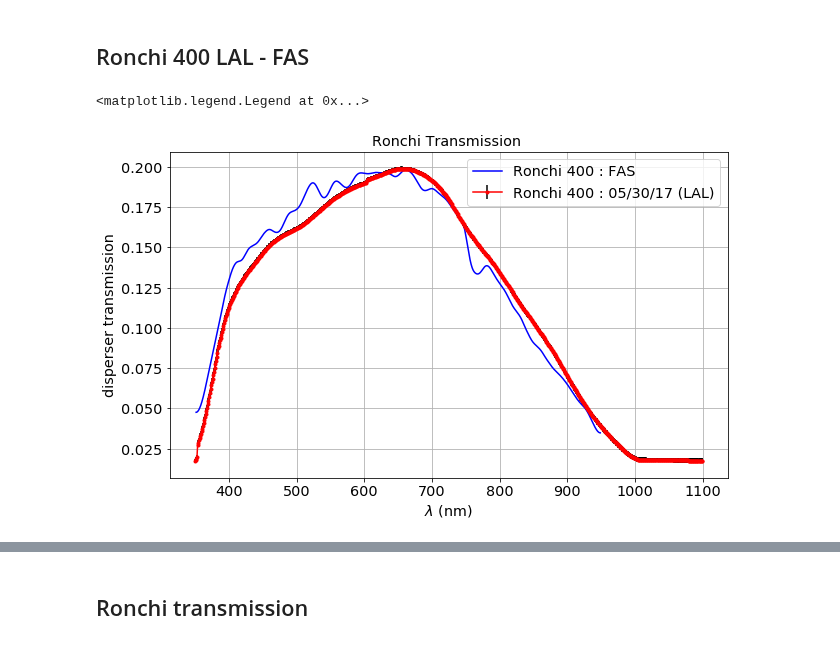
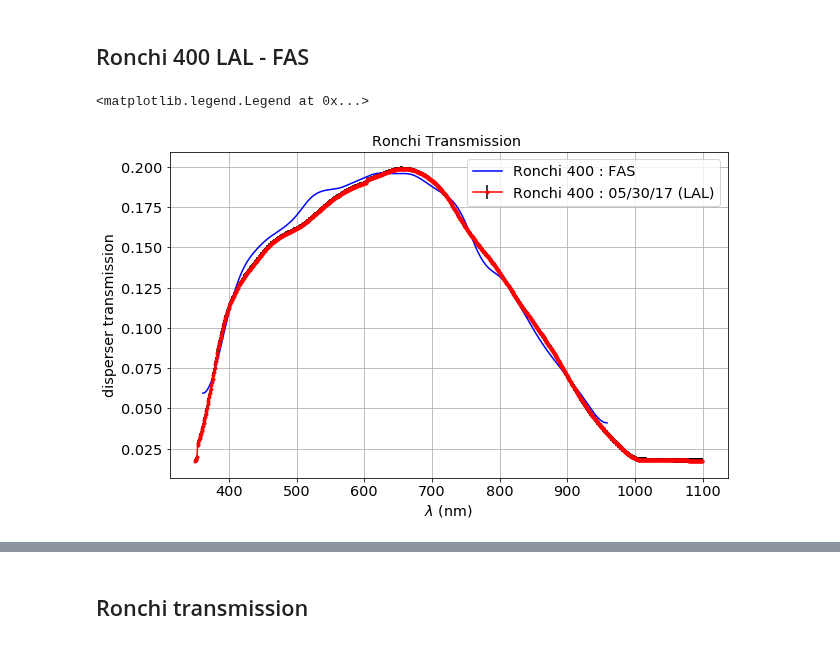
Before and after one commit to sylvielsstfr/SpectractorAnaAtm, a Jupyter notebook: DisperserTransmCalc/CompareDisperserTranswErrors_FASHavard.ipynb, the cells around one changed output, grey strips where cells are left out. Cells and saved outputs as stored; diff of their text form; code cells hidden in the pictures.

```diff
--- a/DisperserTransmCalc/CompareDisperserTranswErrors_FASHavard.ipynb
+++ b/DisperserTransmCalc/CompareDisperserTranswErrors_FASHavard.ipynb
@@ -139,7 +149,8 @@ SelectionFlag=np.invert(np.isnan(thrpt0))
 # %%
 sel_thrpt0=thrpt0[SelectionFlag]
 sel_wl0=wl0[SelectionFlag]
-thrpt0_smooth=smooth(sel_thrpt0,window_len=101)
+#thrpt0_smooth=smooth(sel_thrpt0,window_len=101)
+thrpt0_smooth=smooth(sel_thrpt0,window_len=301)
 # %%
 #plt.plot(sel_wl0,sel_thrpt0,'b-')
 plt.plot(sel_wl0,thrpt0_smooth,'r-')
@@ -188,12 +199,12 @@ df3.head()
 # %%
 fig, ax = plt.subplots()
 ax.errorbar(df1.wl, df1["thrpt_ron400"], yerr=df1["thrpt_ron400_err"],marker='.',color='red',ecolor='black',label='Ronchi 400 : 05/30/17 (LAL)')
-ax.plot(sel_wl0,0.2*thrpt0_smooth,'b-',label="Ronchi 400 : FAS")
+ax.plot(sel_wl0+10.,0.2*thrpt0_smooth,'b-',label="Ronchi 400 : FAS")
 ax.grid()
 ax.set_xlabel("$\lambda$ (nm)")
 ax.set_ylabel("disperser transmission")
 ax.set_title("Ronchi Transmission ")
 ax.legend(loc='upper right')
 # %% [output]
 <matplotlib.legend.Legend at 0x...>
-[figure, old version]
+[figure, new version]
```
Also changed, not shown: parts of 20 cells of this notebook.
